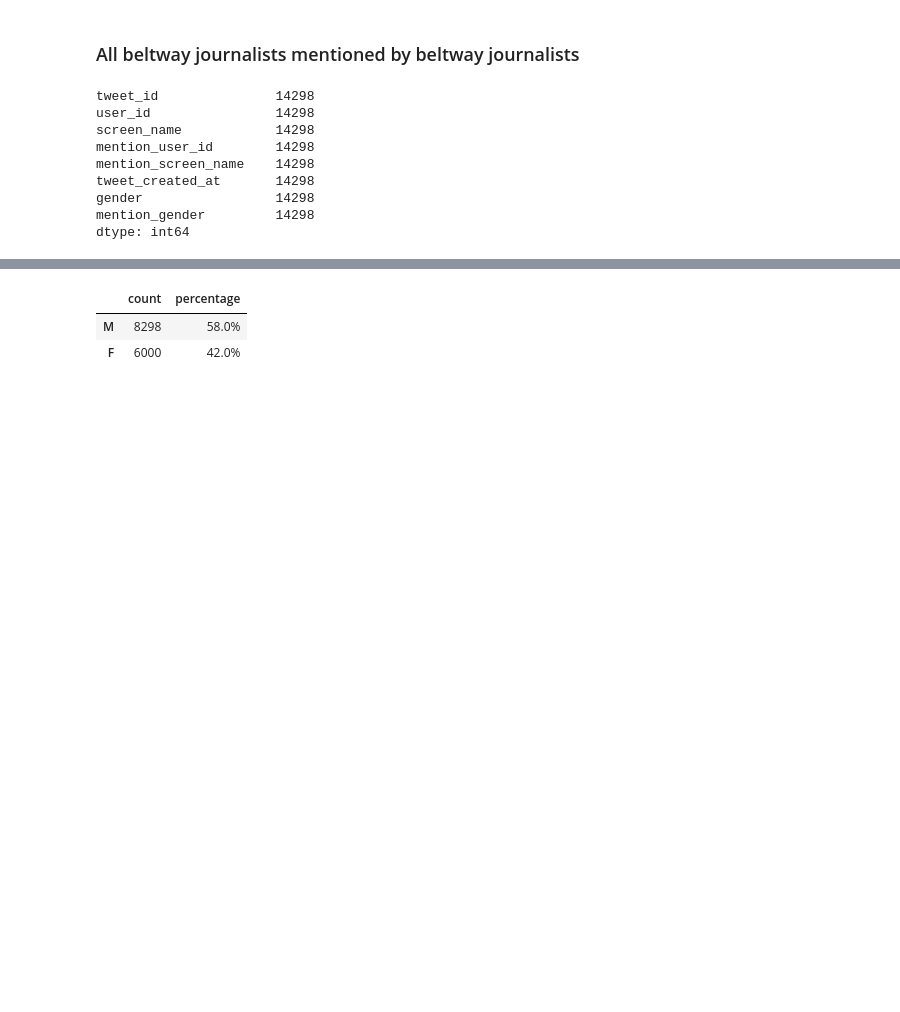
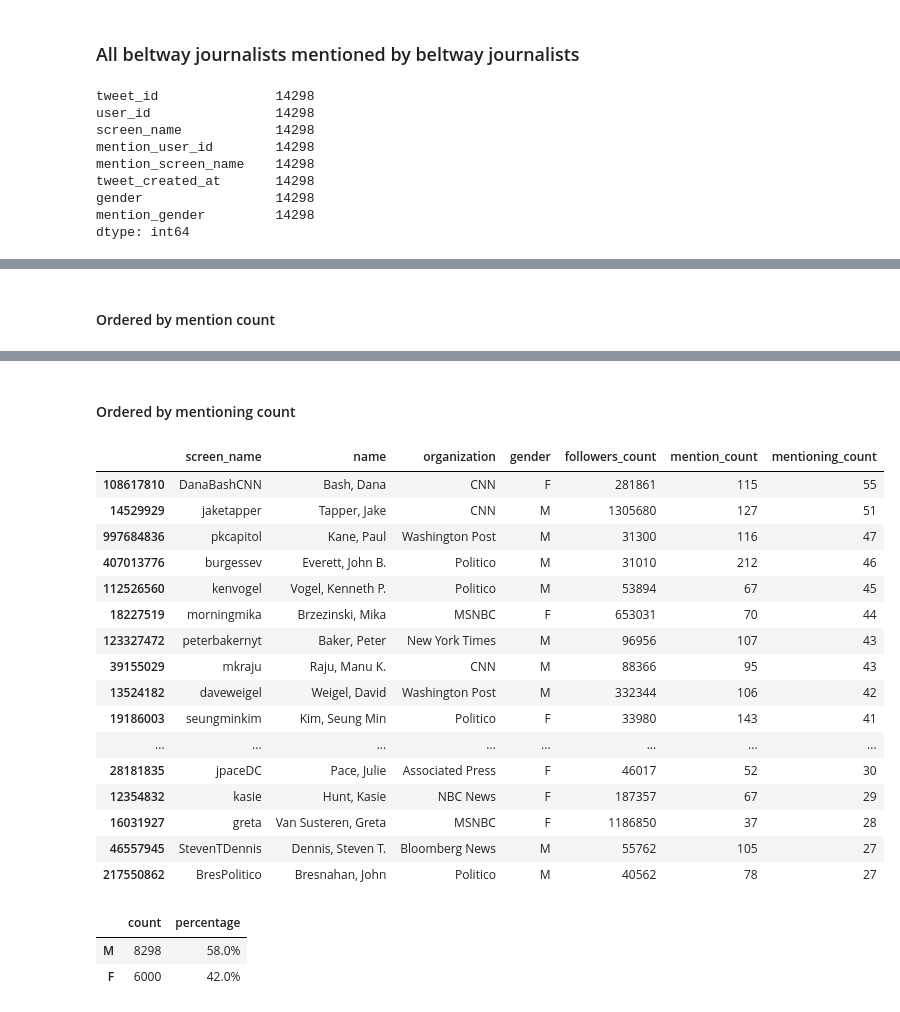
Before and after one commit to justinlittman/beltway_reporters, a Jupyter notebook: jupyter/Gender dynamics.ipynb, the cells around one changed output, grey strips where cells are left out. Saved outputs shown, nothing was run; the diff lists cells and outputs as text; code cells hidden in the pictures; blank space fills up the shorter version.

Commit message:
Added beltway journalists mentioned by beltway journalists sorted by mentioning count.

```diff
--- a/jupyter/Gender dynamics.ipynb
+++ b/jupyter/Gender dynamics.ipynb
@@ -545,6 +545,8 @@ journalists_mention_df.head()
 | 6414 | 874439120344535041 | 19455864 | finnygo | 16157855 | edhenry | 2017-06-13 01:31:47+00:00 | M | ... |
 | 23175 | 879021641141022720 | 15731368 | HowardKurtz | 16157855 | edhenry | 2017-06-25 17:01:05+00:00 | M | ... |
 | 23178 | 878956408657633280 | 15731368 | HowardKurtz | 16157855 | edhenry | 2017-06-25 12:41:52+00:00 | M | ... |
+# %% [markdown]
+#### Ordered by mention count
 # %%
 journalists_mention_summary_df = journalist_mention_summary(journalists_mention_df)
 journalists_mention_summary_df.to_csv('output/journalists_mentioned_by_journalists.csv')
@@ -567,6 +569,28 @@ journalists_mention_summary_df[journalist_mention_summary_fields].head(25)
 | 19107878 | GlennThrush | Thrush, Glenn H. | New York Times | M | 308181 | 78 | 37 |
 | 217550862 | BresPolitico | Bresnahan, John | Politico | M | 40562 | 78 | 27 |
 | 24439201 | jameshohmann | Hohmann, James P. | Washington Post | M | 38708 | 78 | 27 |
+# %% [markdown]
+#### Ordered by mentioning count
+# %%
+journalists_mention_summary_df[journalist_mention_summary_fields].sort_values(['mentioning_count', 'mention_count'], ascending=False).head(25)
+# %% [output]
+|  | screen_name | name | organization | gender | followers_count | mention_count | mentioning_count |
+| 108617810 | DanaBashCNN | Bash, Dana | CNN | F | 281861 | 115 | 55 |
+| 14529929 | jaketapper | Tapper, Jake | CNN | M | 1305680 | 127 | 51 |
+| 997684836 | pkcapitol | Kane, Paul | Washington Post | M | 31300 | 116 | 47 |
+| 407013776 | burgessev | Everett, John B. | Politico | M | 31010 | 212 | 46 |
+| 112526560 | kenvogel | Vogel, Kenneth P. | Politico | M | 53894 | 67 | 45 |
+| 18227519 | morningmika | Brzezinski, Mika | MSNBC | F | 653031 | 70 | 44 |
+| 123327472 | peterbakernyt | Baker, Peter | New York Times | M | 96956 | 107 | 43 |
+| 39155029 | mkraju | Raju, Manu K. | CNN | M | 88366 | 95 | 43 |
+| 13524182 | daveweigel | Weigel, David | Washington Post | M | 332344 | 106 | 42 |
+| 19186003 | seungminkim | Kim, Seung Min | Politico | F | 33980 | 143 | 41 |
+| ... | ... | ... | ... | ... | ... | ... | ... |
+| 28181835 | jpaceDC | Pace, Julie | Associated Press | F | 46017 | 52 | 30 |
+| 12354832 | kasie | Hunt, Kasie | NBC News | F | 187357 | 67 | 29 |
+| 16031927 | greta | Van Susteren, Greta | MSNBC | F | 1186850 | 37 | 28 |
+| 46557945 | StevenTDennis | Dennis, Steven T. | Bloomberg News | M | 55762 | 105 | 27 |
+| 217550862 | BresPolitico | Bresnahan, John | Politico | M | 40562 | 78 | 27 |
 # %%
 journalist_mention_gender_summary(journalists_mention_df)
 # %% [output]
```
Also changed, not shown: parts of 2 cells of this notebook, 9 other files.
